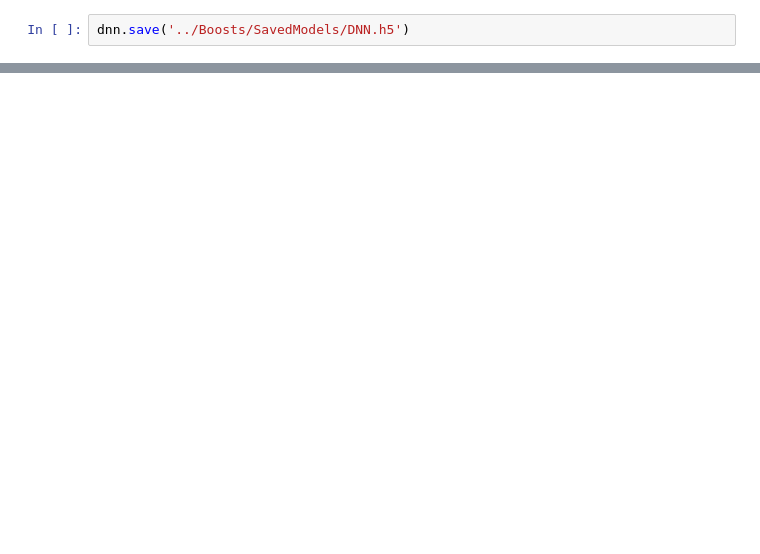
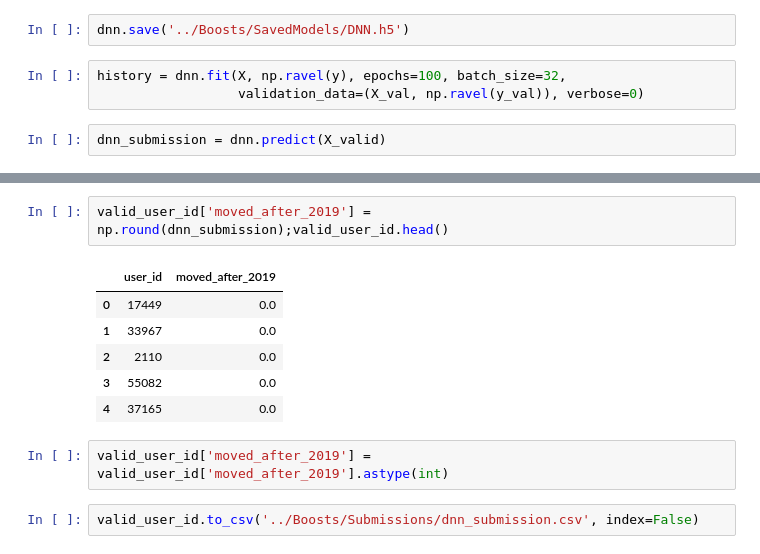
Before and after one commit to AshNumpy/GarantiBBVA-Datathon, a Jupyter notebook: Boosts/DNN.ipynb, the cells around one changed output, grey strips where cells are left out. Cells and saved outputs as stored; diff of their text form; blank space fills up the shorter version.

Commit message:
Doing Submission

```diff
--- a/Boosts/DNN.ipynb
+++ b/Boosts/DNN.ipynb
@@ -84,2 +72,7 @@ pd.DataFrame(classification_report(y_test, np.round(y_pred), output_dict=True))
 # %%
 dnn.save('../Boosts/SavedModels/DNN.h5')
+# %%
+history = dnn.fit(X, np.ravel(y), epochs=100, batch_size=32,
+                  validation_data=(X_val, np.ravel(y_val)), verbose=0)
+# %%
+dnn_submission = dnn.predict(X_valid)
@@ -85,0 +81,13 @@ dnn.save('../Boosts/SavedModels/DNN.h5')
+# %%
+valid_user_id['moved_after_2019'] = np.round(dnn_submission);valid_user_id.head()
+# %% [output]
+|  | user_id | moved_after_2019 |
+| 0 | 17449 | 0.0 |
+| 1 | 33967 | 0.0 |
+| 2 | 2110 | 0.0 |
+| 3 | 55082 | 0.0 |
+| 4 | 37165 | 0.0 |
+# %%
+valid_user_id['moved_after_2019'] = valid_user_id['moved_after_2019'].astype(int)
+# %%
+valid_user_id.to_csv('../Boosts/Submissions/dnn_submission.csv', index=False)
```
Also changed, not shown: parts of 9 cells of this notebook, 15 other files.
